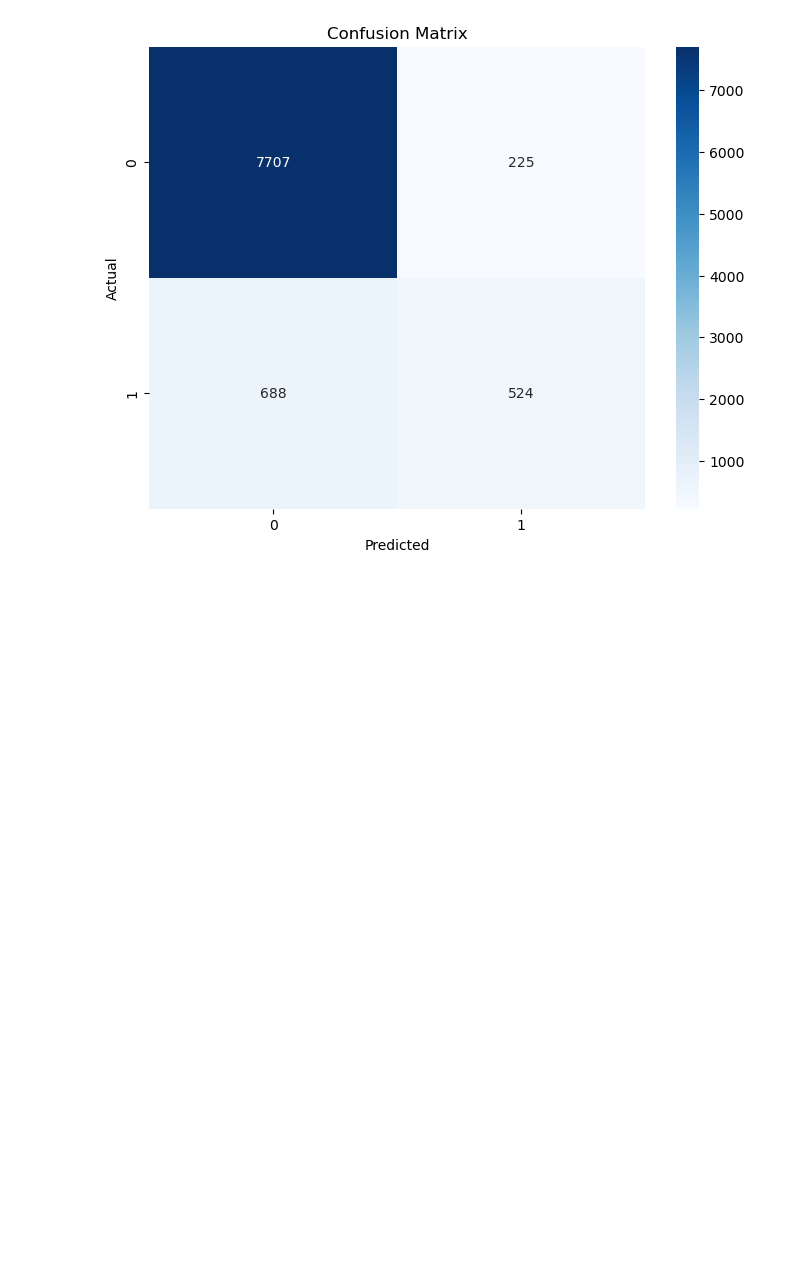
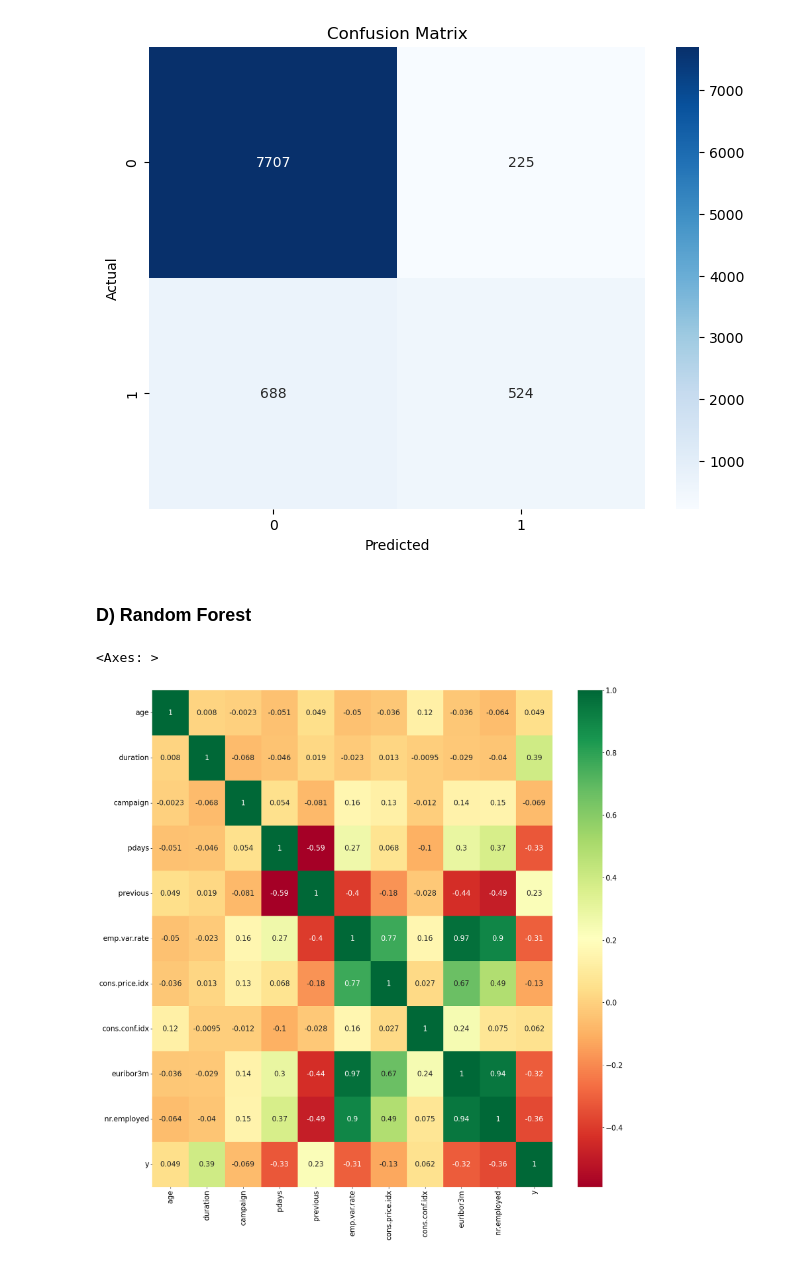
Before and after one commit to SmitMewada/Bank_Marketing_Project, a Jupyter notebook: Bank_Marketing.ipynb, the cells around one changed output. Saved outputs shown, nothing was run; the diff lists cells and outputs as text; code cells hidden in the pictures; blank space fills up the shorter version.

```diff
--- a/Bank_Marketing.ipynb
+++ b/Bank_Marketing.ipynb
@@ -189,3 +189,5 @@ plt.title('Confusion Matrix')
 plt.show()
 # %% [output]
 [figure]
+# %% [markdown]
+### D) Random Forest
@@ -191,0 +199,8 @@ plt.show()
+# %%
+corrmat = df.corr(numeric_only=True)
+top_corr_features = corrmat.index
+plt.rcParams['figure.figsize'] = [20, 20]
+sns.heatmap(df[top_corr_features].corr(),annot=True,cmap="RdYlGn")
+# %% [output]
+<Axes: >
+[figure, added]
```
Also changed, not shown: parts of 11 cells of this notebook, 1 other file.
